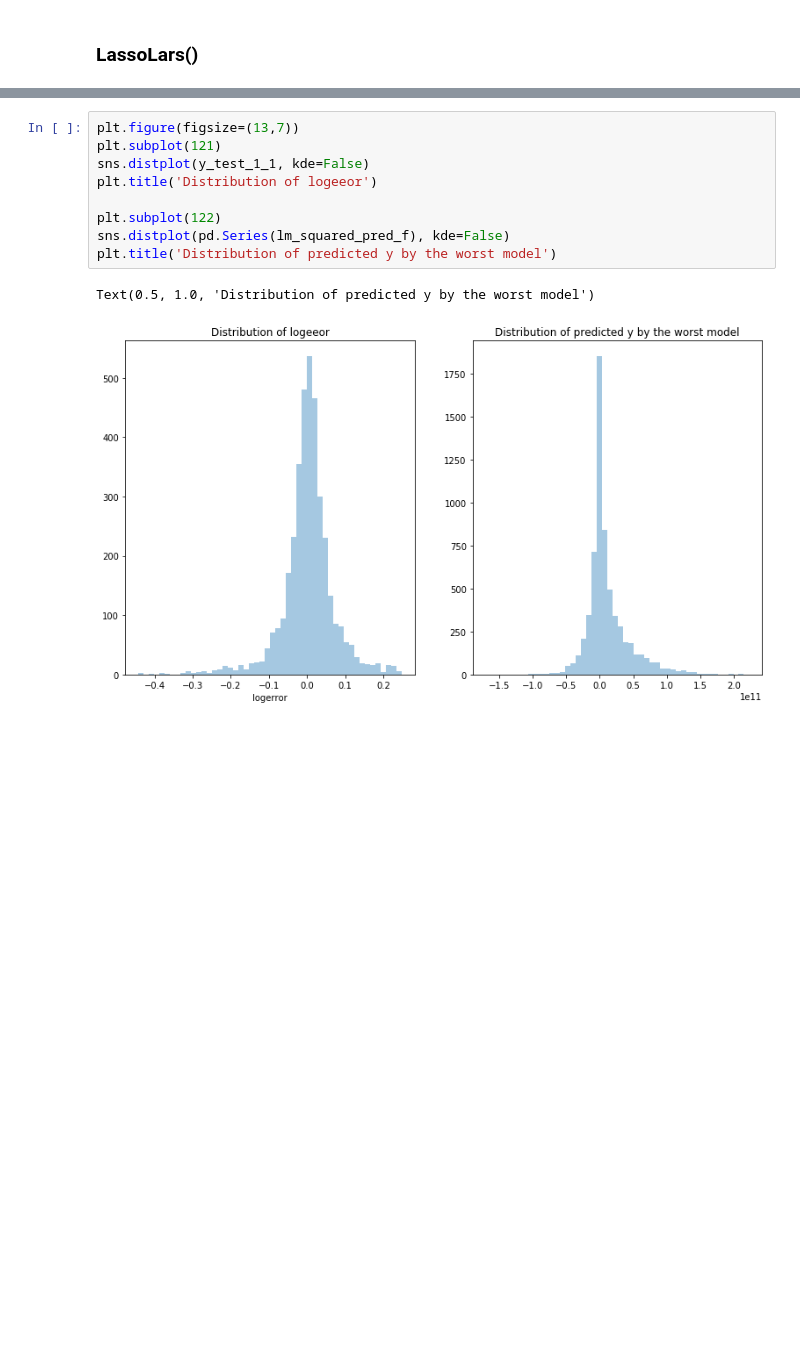
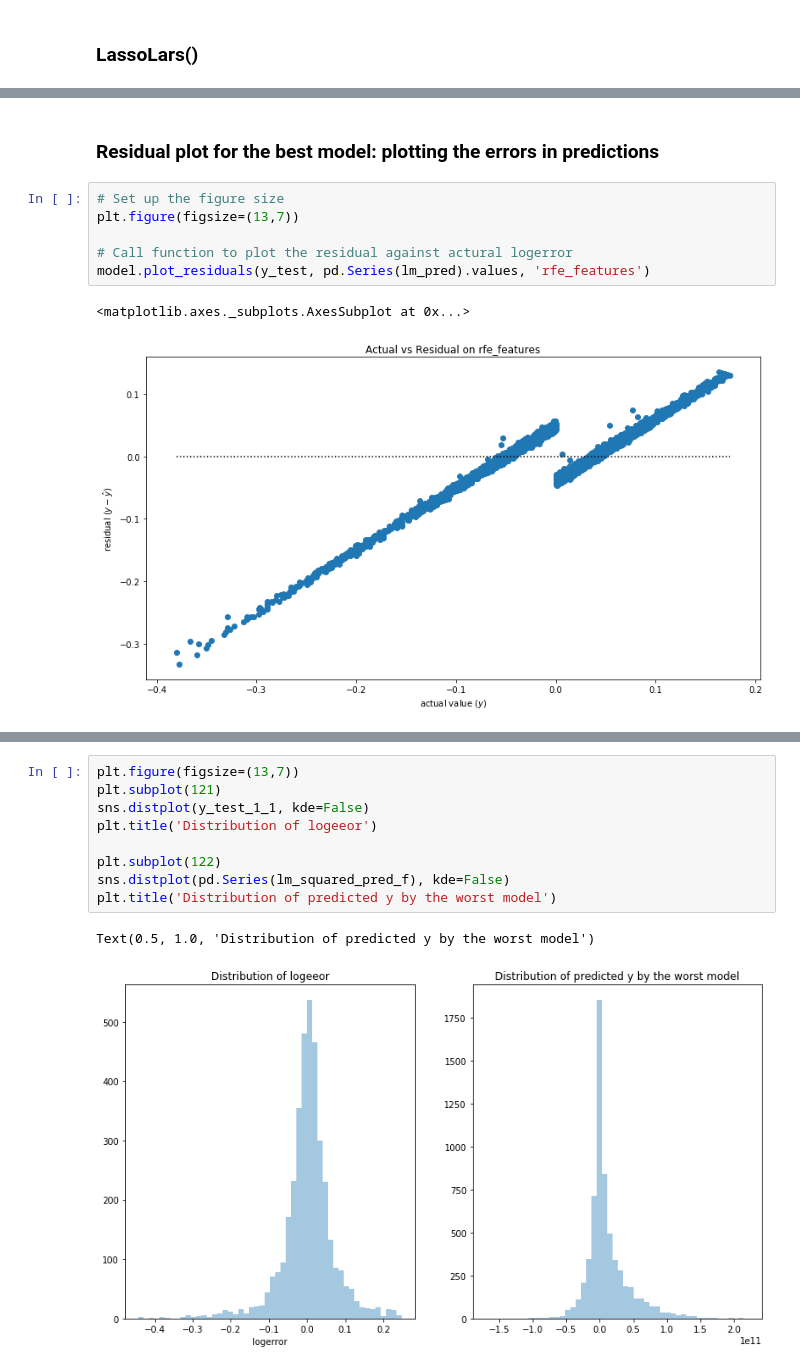
Before and after one commit to Yongliang-Shi/Exploring-Drivers-of-the-Error-in-Zestimate, a Jupyter notebook: clustering_project_zillow_walkthrough.ipynb, the cells around one changed output, grey strips where cells are left out. Cells and saved outputs as stored; diff of their text form; blank space fills up the shorter version.

```diff
--- a/clustering_project_zillow_walkthrough.ipynb
+++ b/clustering_project_zillow_walkthrough.ipynb
@@ -889,0 +1055,11 @@ model.plot_residuals(y_test_1_1, pd.Series(lm_pred).values, 'f_features')
+# %% [markdown]
+### Residual plot for the best model: plotting the errors in predictions
+# %%
+# Set up the figure size
+plt.figure(figsize=(13,7))
+
+# Call function to plot the residual against actural logerror
+model.plot_residuals(y_test, pd.Series(lm_pred).values, 'rfe_features')
+# %% [output]
+<matplotlib.axes._subplots.AxesSubplot at 0x...>
+[figure, added]
```
Also changed, not shown: parts of 78 cells of this notebook.
